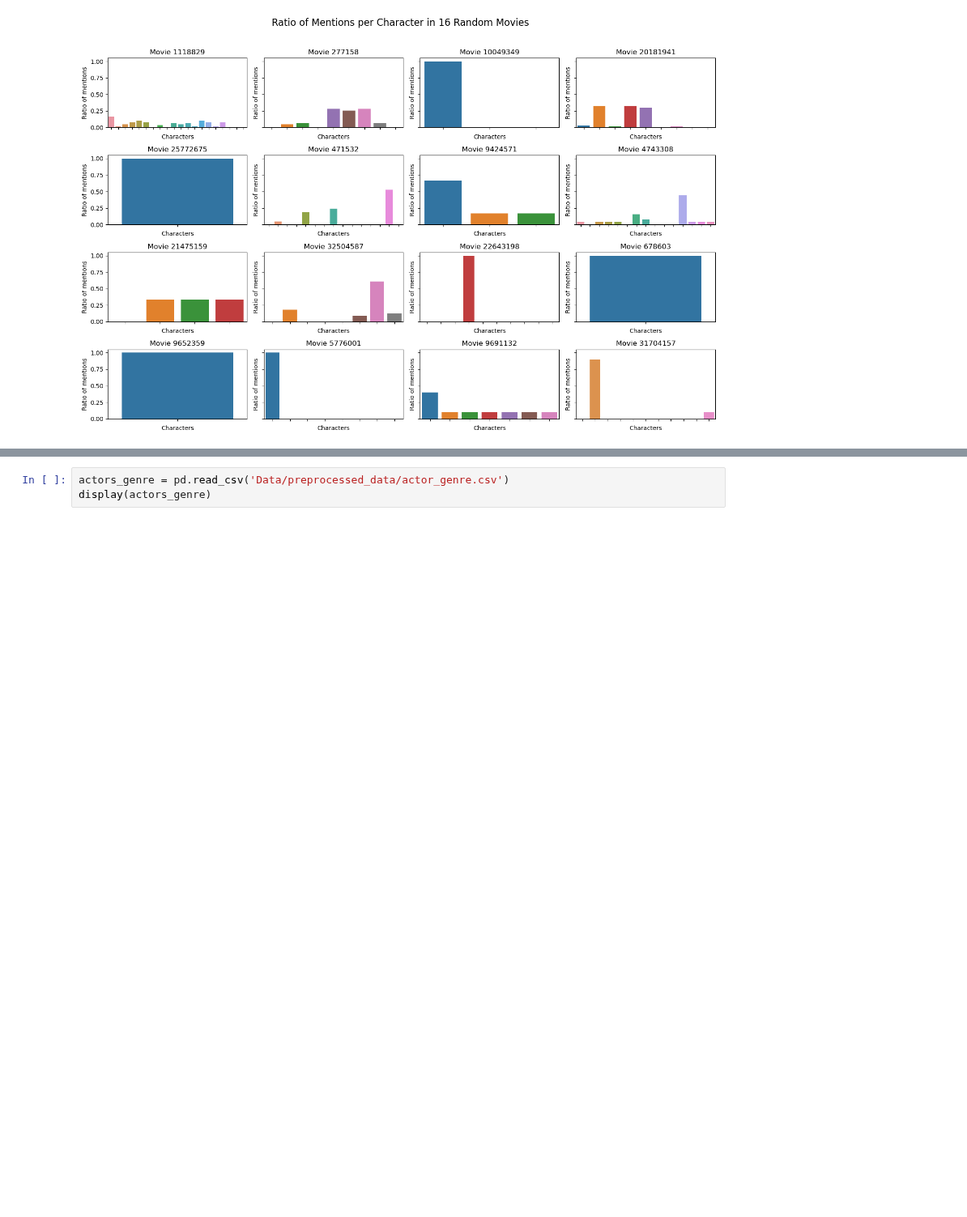
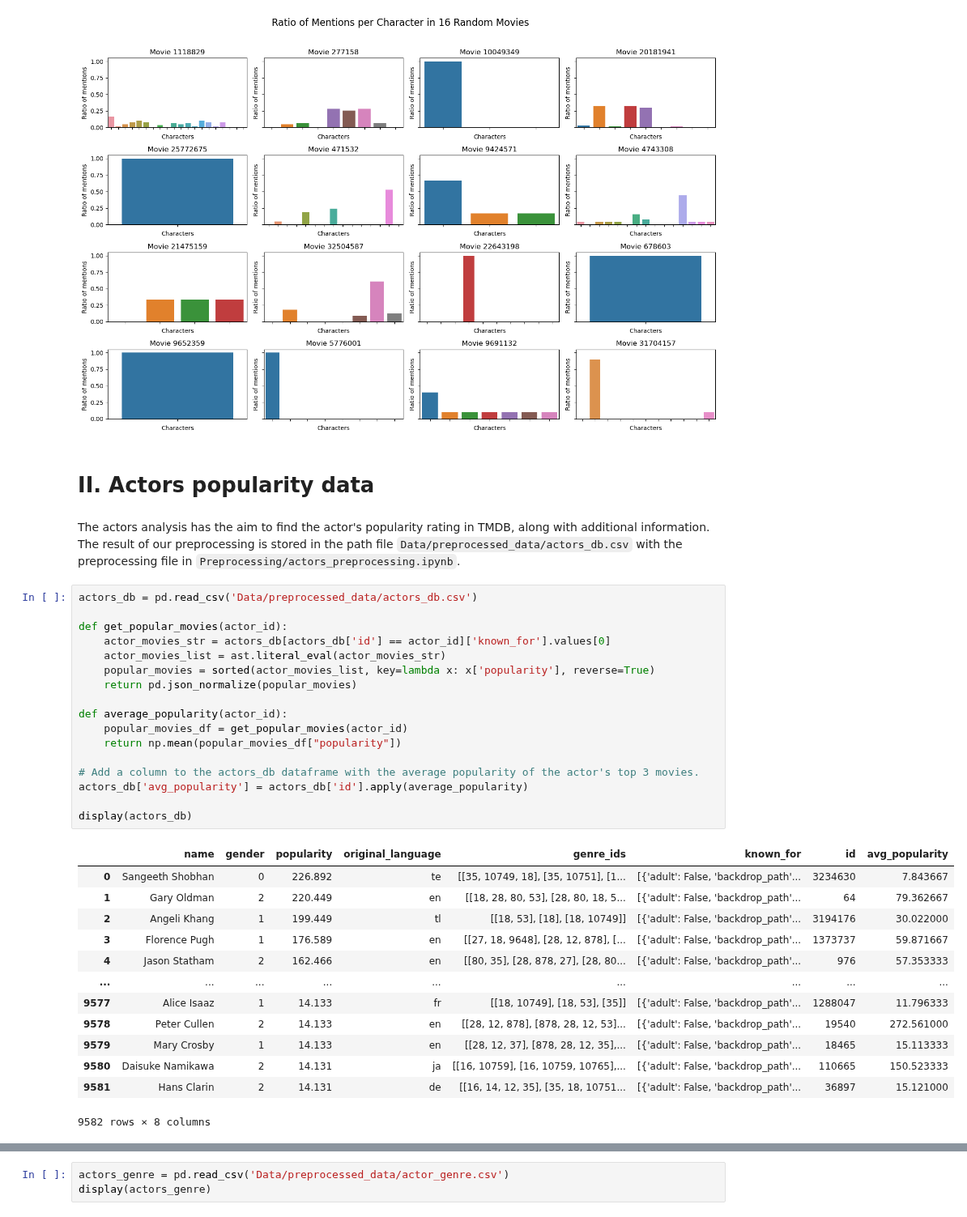
Before and after one commit to epfl-ada/ada-2023-project-cinemada, a Jupyter notebook: main.ipynb, the cells around one changed output, grey strips where cells are left out. Shown at 81% size. Cells and saved outputs as stored; diff of their text form; blank space fills up the shorter version.

```diff
--- a/main.ipynb
+++ b/main.ipynb
@@ -69,3 +71,38 @@ plt.tight_layout(rect=[0, 0, 1, 0.96])
 plt.show()
 # %% [output]
 [figure]
+# %% [markdown]
+# II. Actors popularity data
+# %% [markdown]
+The actors analysis has the aim to find the actor's popularity rating in TMDB, along with additional information. The result of our preprocessing is stored in the path file `Data/preprocessed_data/actors_db.csv` with the preprocessing file in `Preprocessing/actors_preprocessing.ipynb`.
+# %%
+actors_db = pd.read_csv('Data/preprocessed_data/actors_db.csv')
+
+def get_popular_movies(actor_id):
+    actor_movies_str = actors_db[actors_db['id'] == actor_id]['known_for'].values[0]
+    actor_movies_list = ast.literal_eval(actor_movies_str)
+    popular_movies = sorted(actor_movies_list, key=lambda x: x['popularity'], reverse=True)
+    return pd.json_normalize(popular_movies)
+
+def average_popularity(actor_id):
+    popular_movies_df = get_popular_movies(actor_id)
+    return np.mean(popular_movies_df["popularity"])
+
+# Add a column to the actors_db dataframe with the average popularity of the actor's top 3 movies.
+actors_db['avg_popularity'] = actors_db['id'].apply(average_popularity)
+
+display(actors_db)
+# %% [output]
+|  | name | gender | popularity | original_language | genre_ids | known_for | id | avg_popularity |
+| 0 | Sangeeth Shobhan | 0 | 226.892 | te | [[35, 10749, 18], [35, 10751], [1... | [{'adult': False, 'backdrop_path'... | 3234630 | 7.843667 |
+| 1 | Gary Oldman | 2 | 220.449 | en | [[18, 28, 80, 53], [28, 80, 18, 5... | [{'adult': False, 'backdrop_path'... | 64 | 79.362667 |
+| 2 | Angeli Khang | 1 | 199.449 | tl | [[18, 53], [18], [18, 10749]] | [{'adult': False, 'backdrop_path'... | 3194176 | 30.022000 |
+| 3 | Florence Pugh | 1 | 176.589 | en | [[27, 18, 9648], [28, 12, 878], [... | [{'adult': False, 'backdrop_path'... | 1373737 | 59.871667 |
+| 4 | Jason Statham | 2 | 162.466 | en | [[80, 35], [28, 878, 27], [28, 80... | [{'adult': False, 'backdrop_path'... | 976 | 57.353333 |
+| ... | ... | ... | ... | ... | ... | ... | ... | ... |
+| 9577 | Alice Isaaz | 1 | 14.133 | fr | [[18, 10749], [18, 53], [35]] | [{'adult': False, 'backdrop_path'... | 1288047 | 11.796333 |
+| 9578 | Peter Cullen | 2 | 14.133 | en | [[28, 12, 878], [878, 28, 12, 53]... | [{'adult': False, 'backdrop_path'... | 19540 | 272.561000 |
+| 9579 | Mary Crosby | 1 | 14.133 | en | [[28, 12, 37], [878, 28, 12, 35],... | [{'adult': False, 'backdrop_path'... | 18465 | 15.113333 |
+| 9580 | Daisuke Namikawa | 2 | 14.131 | ja | [[16, 10759], [16, 10759, 10765],... | [{'adult': False, 'backdrop_path'... | 110665 | 150.523333 |
+| 9581 | Hans Clarin | 2 | 14.131 | de | [[16, 14, 12, 35], [35, 18, 10751... | [{'adult': False, 'backdrop_path'... | 36897 | 15.121000 |
+9582 rows × 8 columns
```
Also changed, not shown: parts of 8 cells of this notebook, 1 other file.
